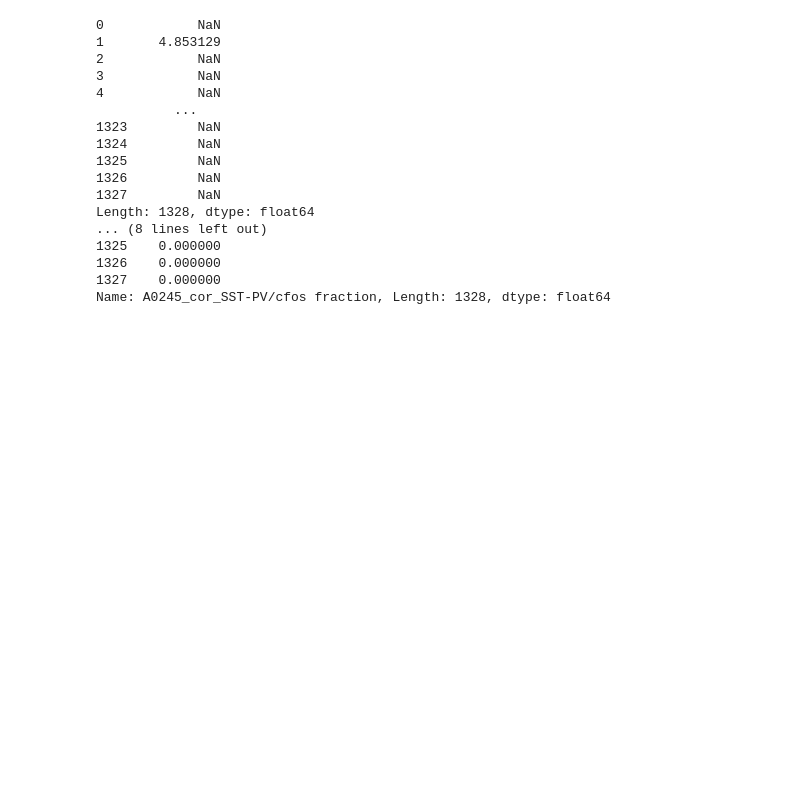
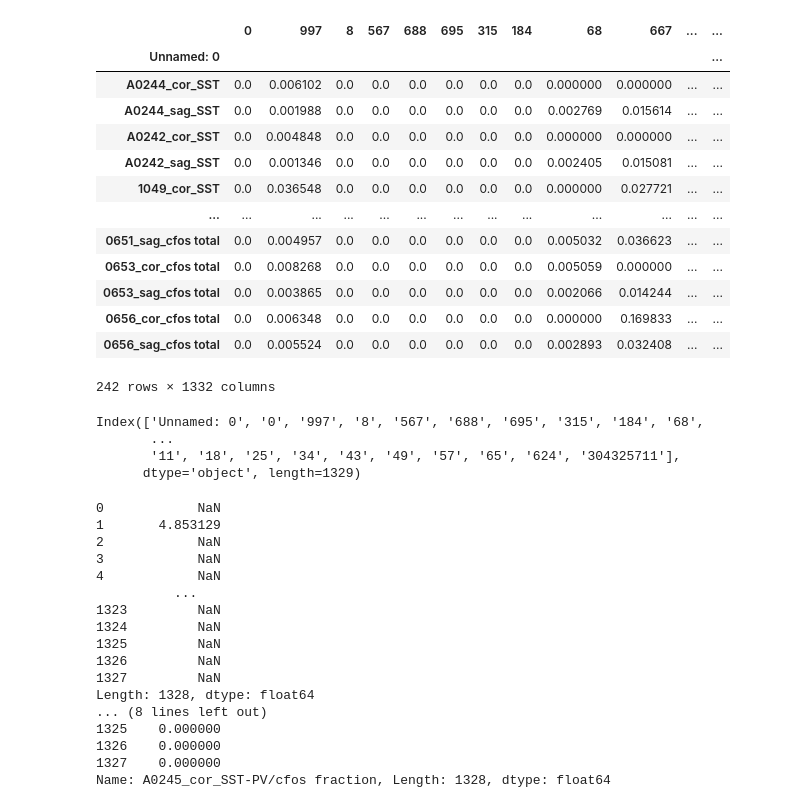
Before and after one commit to jhahncs/brain-slice-render, a Jupyter notebook: cfos/cfos_analysis.ipynb, the cells around one changed output. Cells and saved outputs as stored; diff of their text form; code cells hidden in the pictures; blank space fills up the shorter version.

```diff
--- a/cfos/cfos_analysis.ipynb
+++ b/cfos/cfos_analysis.ipynb
@@ -45,16 +45,15 @@ output_dir = "output"
 #except:
 #    pass
 filename = 'resources/SST_PV_cfos_Summary_Jin_Mehdi_March25 (1).xlsx'
-
-cfos = cfos_util.Cfos(filename, 'output')
+project_dir = 'C:/workkspace/brainrender/web_cfos/brain/public/projects/output'
+cfos = cfos_util.Cfos(filename, project_dir, load_from_files=True)
+cfos.preprocess_summary()
 
 
-
-'''
 df_pvalue_permutation_test = cfos_stat.cal_pvalue(cfos.df_mean_cor_sag, 'permutation_test',cfos.region_id_2_tg_id, cfos.region_id_2_name,'output/pvalue_permutation_test.csv')
 df_pvalue_ttest = cfos_stat.cal_pvalue(cfos.df_mean_cor_sag, 't_test',cfos.region_id_2_tg_id, cfos.region_id_2_name,'output/pvalue_ttest.csv')
 
-
+'''
 df_fdr_permutation_test = cfos_stat.cal_fdr(df_pvalue_permutation_test, cfos.region_id_2_tg_id, cfos.region_id_2_name, _alpha = 0.05, result_filename='output/pvalue_permutation_test_fdr.csv')
 df_fdr_t_test = cfos_stat.cal_fdr(df_pvalue_ttest, cfos.region_id_2_tg_id, cfos.region_id_2_name, _alpha = 0.05, result_filename='output/pvalue_ttest_fdr.csv')
 
@@ -98,3 +65,27 @@ cfos.gen_zero_value_heatmap_color(f'output/regions_with_zero_values.pdf')
+# %%
+cfos.df_total
+# %% [output]
+|  | 0 | 997 | 8 | 567 | 688 | 695 | 315 | 184 | 68 | 667 | ... | ... |
+| Unnamed: 0 |  |  |  |  |  |  |  |  |  |  |  | ... |
+| A0244_cor_SST | 0.0 | 0.006102 | 0.0 | 0.0 | 0.0 | 0.0 | 0.0 | 0.0 | 0.000000 | 0.000000 | ... | ... |
+| A0244_sag_SST | 0.0 | 0.001988 | 0.0 | 0.0 | 0.0 | 0.0 | 0.0 | 0.0 | 0.002769 | 0.015614 | ... | ... |
+| A0242_cor_SST | 0.0 | 0.004848 | 0.0 | 0.0 | 0.0 | 0.0 | 0.0 | 0.0 | 0.000000 | 0.000000 | ... | ... |
+| A0242_sag_SST | 0.0 | 0.001346 | 0.0 | 0.0 | 0.0 | 0.0 | 0.0 | 0.0 | 0.002405 | 0.015081 | ... | ... |
+| 1049_cor_SST | 0.0 | 0.036548 | 0.0 | 0.0 | 0.0 | 0.0 | 0.0 | 0.0 | 0.000000 | 0.027721 | ... | ... |
+| ... | ... | ... | ... | ... | ... | ... | ... | ... | ... | ... | ... | ... |
+| 0651_sag_cfos total | 0.0 | 0.004957 | 0.0 | 0.0 | 0.0 | 0.0 | 0.0 | 0.0 | 0.005032 | 0.036623 | ... | ... |
+| 0653_cor_cfos total | 0.0 | 0.008268 | 0.0 | 0.0 | 0.0 | 0.0 | 0.0 | 0.0 | 0.005059 | 0.000000 | ... | ... |
+| 0653_sag_cfos total | 0.0 | 0.003865 | 0.0 | 0.0 | 0.0 | 0.0 | 0.0 | 0.0 | 0.002066 | 0.014244 | ... | ... |
+| 0656_cor_cfos total | 0.0 | 0.006348 | 0.0 | 0.0 | 0.0 | 0.0 | 0.0 | 0.0 | 0.000000 | 0.169833 | ... | ... |
+| 0656_sag_cfos total | 0.0 | 0.005524 | 0.0 | 0.0 | 0.0 | 0.0 | 0.0 | 0.0 | 0.002893 | 0.032408 | ... | ... |
+242 rows × 1332 columns
+# %%
+cfos.df_total.columns[:-4]
+# %% [output]
+Index(['Unnamed: 0', '0', '997', '8', '567', '688', '695', '315', '184', '68',
+       ...
+       '11', '18', '25', '34', '43', '49', '57', '65', '624', '304325711'],
+      dtype='object', length=1329)
 # %%
 #print(cfos.df_exp['A0245_cor_SST-cfos'] /(cfos.df_exp['A0245_cor_SST-cfos']  + cfos.df_exp['A0245_cor_SST'])*100)
 #print(cfos.df_exp['A0245_cor_SST/cfos fraction'])
```
Also changed, not shown: parts of 2 cells of this notebook, 17 other files.
